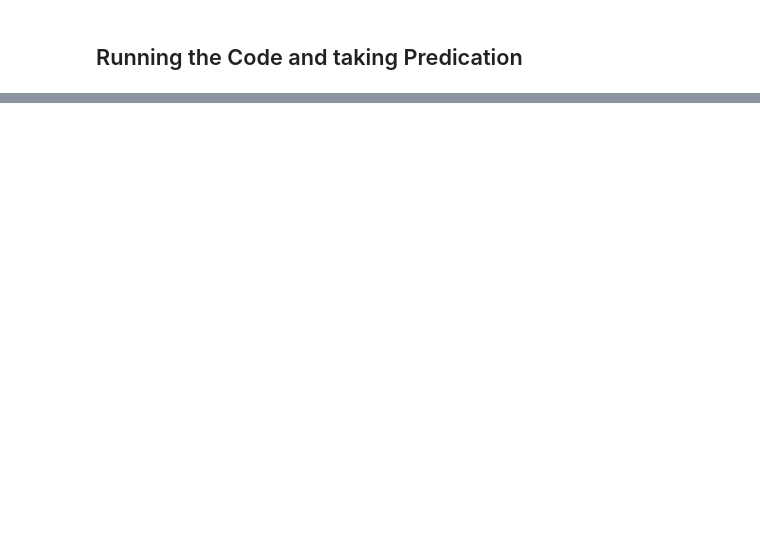
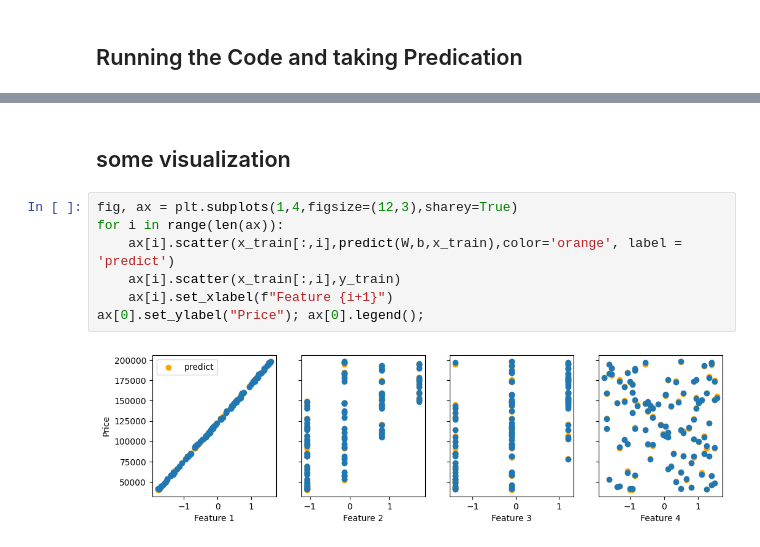
Before and after one commit to MhdYa9/Machine_Learning_Notebook, a Jupyter notebook: RegressionWithMutipleVariables.ipynb, the cells around one changed output, grey strips where cells are left out. Saved outputs shown, nothing was run; the diff lists cells and outputs as text; blank space fills up the shorter version.

```diff
--- a/RegressionWithMutipleVariables.ipynb
+++ b/RegressionWithMutipleVariables.ipynb
@@ -308,0 +316,11 @@ the bias is: -0.04
+# %% [markdown]
+## some visualization
+# %%
+fig, ax = plt.subplots(1,4,figsize=(12,3),sharey=True)
+for i in range(len(ax)):
+    ax[i].scatter(x_train[:,i],predict(W,b,x_train),color='orange', label = 'predict')
+    ax[i].scatter(x_train[:,i],y_train)
+    ax[i].set_xlabel(f"Feature {i+1}")
+ax[0].set_ylabel("Price"); ax[0].legend();
+# %% [output]
+[figure, added]
```
Also changed, not shown: parts of 4 cells of this notebook.
